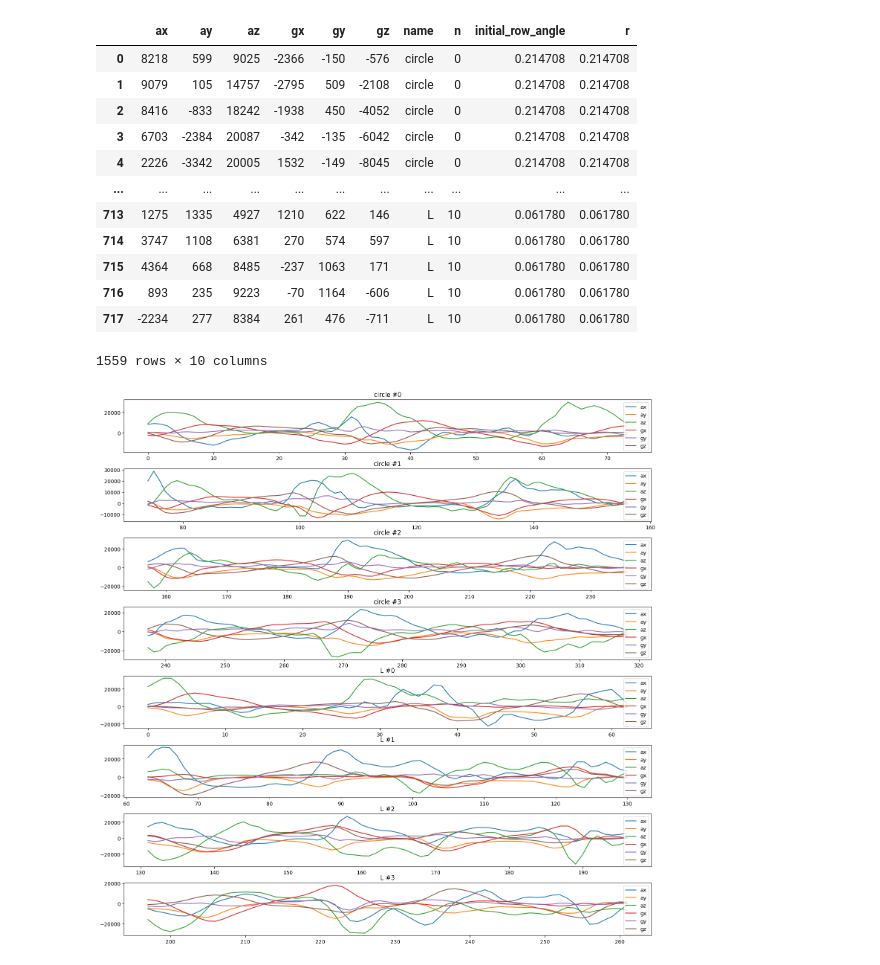
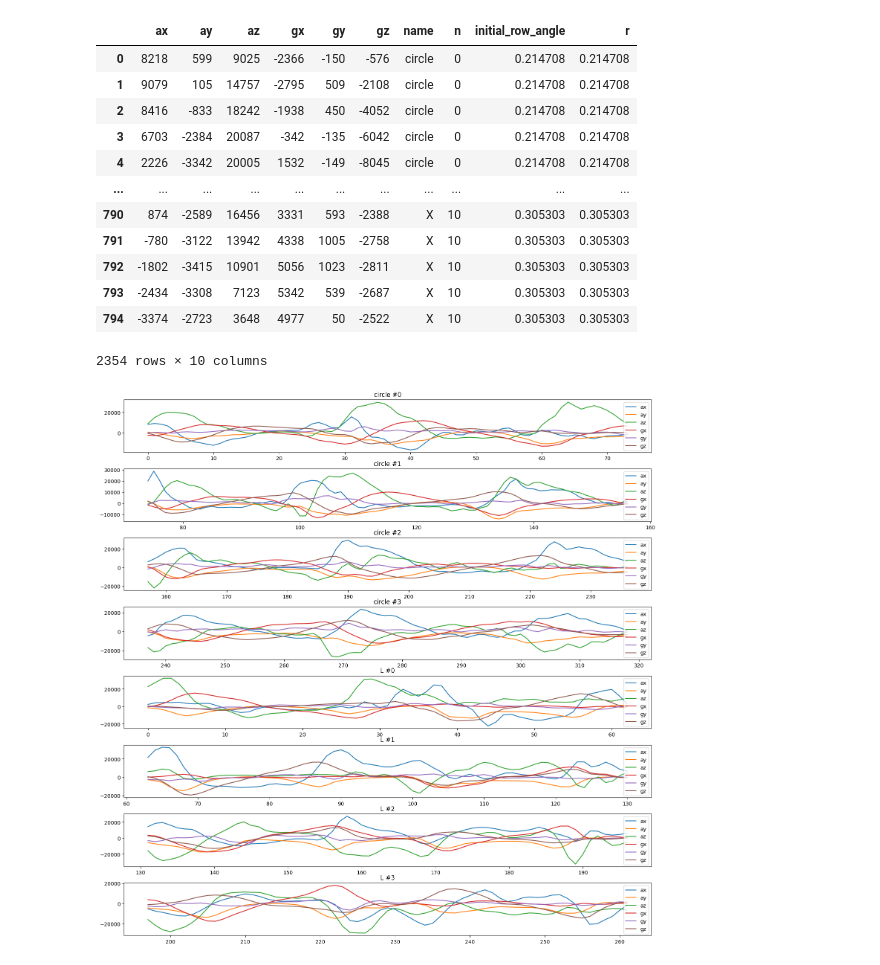
Before and after one commit to rbaron/spellcaster, a Jupyter notebook: data/accel_ble-dump-rot-inv.ipynb, the cells around one changed output. Cells and saved outputs as stored; diff of their text form; code cells hidden in the pictures.

```diff
--- a/data/accel_ble-dump-rot-inv.ipynb
+++ b/data/accel_ble-dump-rot-inv.ipynb
@@ -8,28 +8,29 @@ import re
 # %%
 df = pd.concat((
     pd.read_csv(f)
     for f in [
         './data/ble-dump/52hz/4g-500dps/circle-rot-inv.csv',
         './data/ble-dump/52hz/4g-500dps/L-rot-inv.csv',
+        './data/ble-dump/52hz/4g-500dps/X-rot-inv.csv',
     ]
 ))
 # Shortcut.
 df['r'] = df['initial_row_angle']
 df
 # %% [output]
 |  | ax | ay | az | gx | gy | gz | name | n | initial_row_angle | r |
 | 0 | 8218 | 599 | 9025 | -2366 | -150 | -576 | circle | 0 | 0.214708 | 0.214708 |
 | 1 | 9079 | 105 | 14757 | -2795 | 509 | -2108 | circle | 0 | 0.214708 | 0.214708 |
 | 2 | 8416 | -833 | 18242 | -1938 | 450 | -4052 | circle | 0 | 0.214708 | 0.214708 |
 | 3 | 6703 | -2384 | 20087 | -342 | -135 | -6042 | circle | 0 | 0.214708 | 0.214708 |
 | 4 | 2226 | -3342 | 20005 | 1532 | -149 | -8045 | circle | 0 | 0.214708 | 0.214708 |
 | ... | ... | ... | ... | ... | ... | ... | ... | ... | ... | ... |
-| 713 | 1275 | 1335 | 4927 | 1210 | 622 | 146 | L | 10 | 0.061780 | 0.061780 |
-| 714 | 3747 | 1108 | 6381 | 270 | 574 | 597 | L | 10 | 0.061780 | 0.061780 |
-| 715 | 4364 | 668 | 8485 | -237 | 1063 | 171 | L | 10 | 0.061780 | 0.061780 |
-| 716 | 893 | 235 | 9223 | -70 | 1164 | -606 | L | 10 | 0.061780 | 0.061780 |
-| 717 | -2234 | 277 | 8384 | 261 | 476 | -711 | L | 10 | 0.061780 | 0.061780 |
+| 790 | 874 | -2589 | 16456 | 3331 | 593 | -2388 | X | 10 | 0.305303 | 0.305303 |
+| 791 | -780 | -3122 | 13942 | 4338 | 1005 | -2758 | X | 10 | 0.305303 | 0.305303 |
+| 792 | -1802 | -3415 | 10901 | 5056 | 1023 | -2811 | X | 10 | 0.305303 | 0.305303 |
+| 793 | -2434 | -3308 | 7123 | 5342 | 539 | -2687 | X | 10 | 0.305303 | 0.305303 |
+| 794 | -3374 | -2723 | 3648 | 4977 | 50 | -2522 | X | 10 | 0.305303 | 0.305303 |
-1559 rows × 10 columns
+2354 rows × 10 columns
 # %%
 def plot_mov(df, name, n, ax):
     df[
```
Also changed, not shown: parts of 2 cells of this notebook, 2 other files.
